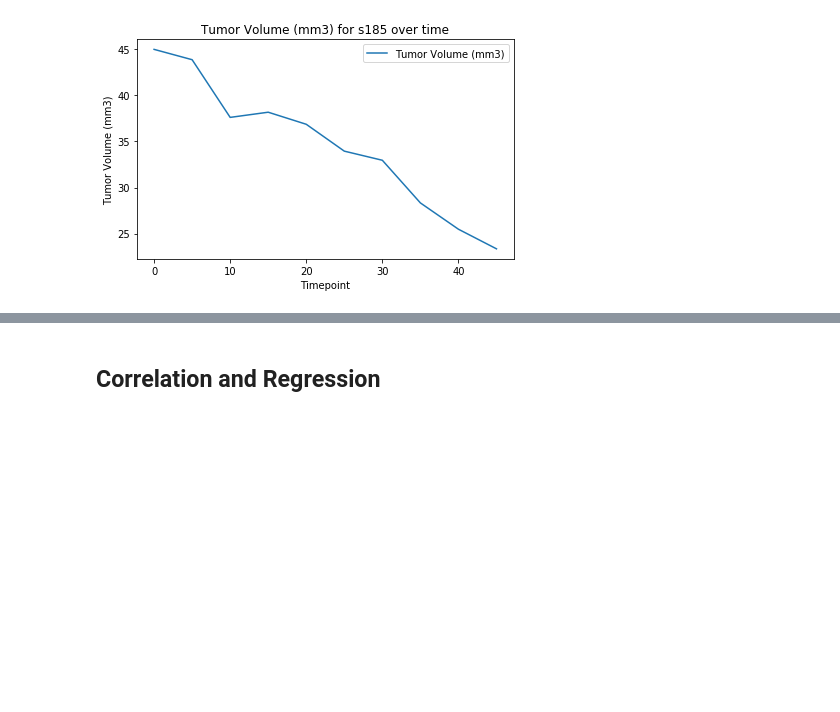
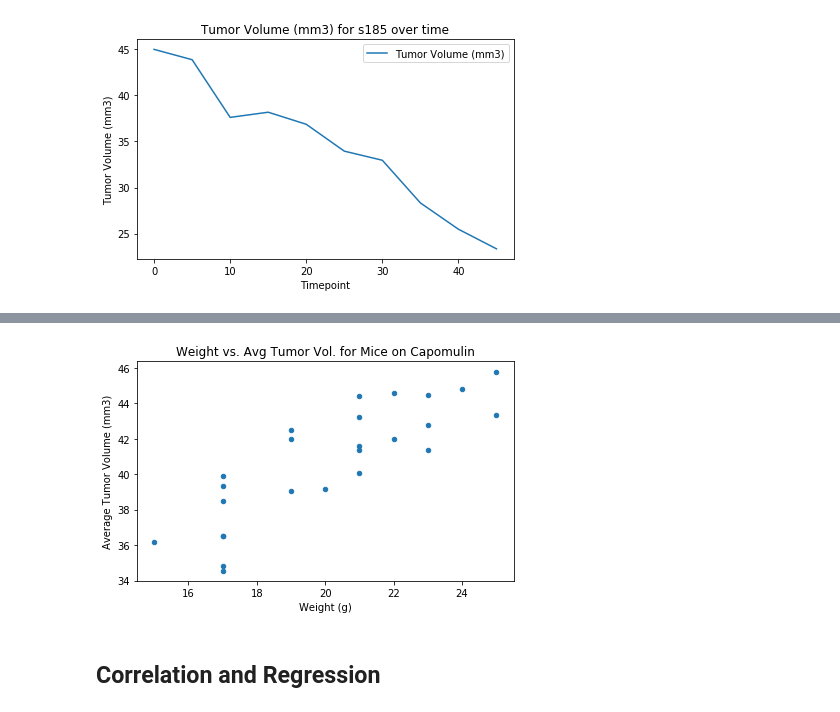
Before and after one commit to improvbutterfly/Pymaceuticals, a Jupyter notebook: pymaceuticals.ipynb, the cells around one changed output, grey strips where cells are left out. Saved outputs shown, nothing was run; the diff lists cells and outputs as text; code cells hidden in the pictures; blank space fills up the shorter version.

Commit message:
Plot scatter chart

```diff
--- a/pymaceuticals.ipynb
+++ b/pymaceuticals.ipynb
@@ -441,3 +441,11 @@ mouse_chart.set_ylabel("Tumor Volume (mm3)")
 plt.tight_layout()
 # %% [output]
 [figure]
+# %%
+# Create data frame with data we want to plot
+
+weight_tumor_data = merged_df.loc[merged_df["Drug Regimen"]=="Capomulin",["Mouse ID", "Weight (g)", "Tumor Volume (mm3)"]]
+weight_tumor_mean = pd.DataFrame({"Weight (g)": weight_tumor_data.groupby("Mouse ID")["Weight (g)"].mean(),
+                                  "Avg Tumor Vol": weight_tumor_data.groupby("Mouse ID")["Tumor Volume (mm3)"].mean()
+                                 })
+weight_tumor_mean.head()
@@ -444,5 +460,15 @@ plt.tight_layout()
 # %%
 # Generate a scatter plot of mouse weight versus average tumor volume for the Capomulin regimen
+
+scatter_chart = weight_tumor_mean.plot.scatter(x="Weight (g)", y="Avg Tumor Vol",
+                                               title="Weight vs. Avg Tumor Vol. for Mice on Capomulin")
+
+scatter_chart.set_xlabel("Weight (g)")
+scatter_chart.set_ylabel("Average Tumor Volume (mm3)")
+
+plt.tight_layout()
+# %% [output]
+[figure, added]
 # %% [markdown]
 ## Correlation and Regression
 # %%
```
Also changed, not shown: parts of 1 cell of this notebook.
